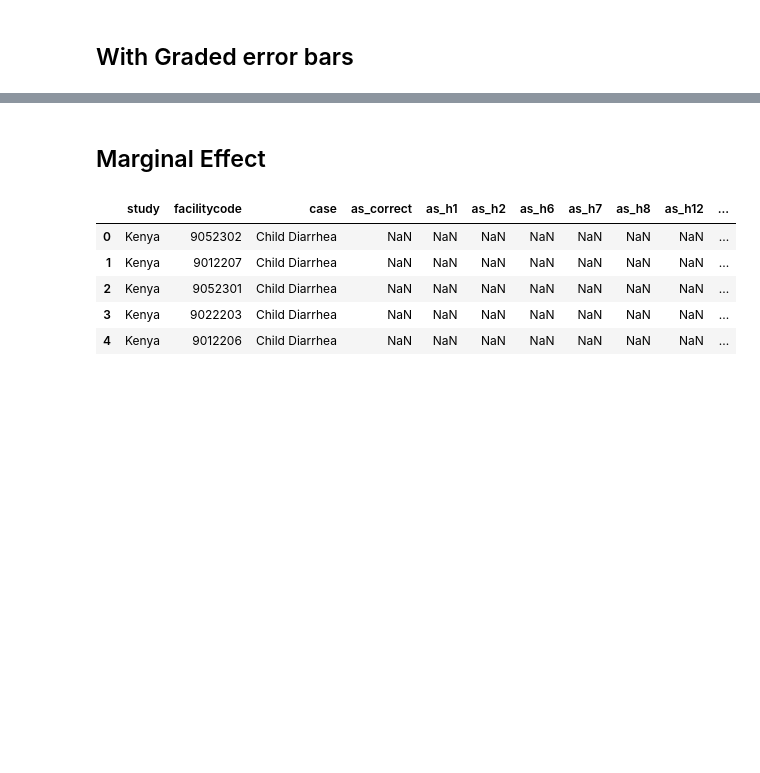
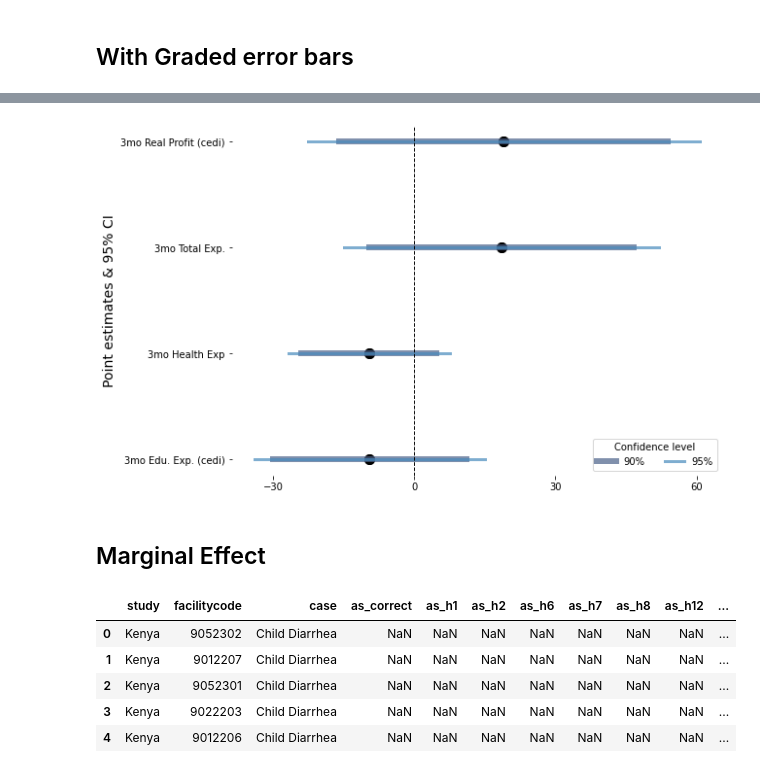
Before and after one commit to d2cml-ai/python_visual_library, a Jupyter notebook: python_notebooks/04_reg_coef.ipynb, the cells around one changed output, grey strips where cells are left out. Saved outputs shown, nothing was run; the diff lists cells and outputs as text; code cells hidden in the pictures; blank space fills up the shorter version.

```diff
--- a/python_notebooks/04_reg_coef.ipynb
+++ b/python_notebooks/04_reg_coef.ipynb
@@ -452,3 +257,30 @@ ax.legend(loc = (.8, .1), ncol = 4, title = "Confidence level")
+# %%
+fig = plt.figure(facecolor='white', figsize=(7, 5))
+ax = fig.add_axes([.1, 1, 1, 1])
+lws = [6, 3]
+colors = ["#4b6189", "#478abc"]
+for i in range(4):
+    ref_data = df3[df3.y_pos == i]
+    plt.scatter("point", "y_pos", data = ref_data, color = "black", label = "", s = 100)
+    plt.plot("ci90", 'y_pos', data = ref_data, color = colors[0], lw = lws[0], alpha = .7, label = "")
+    plt.plot("ci95", 'y_pos', data = ref_data, color = colors[1], lw = lws[1], alpha = .7, label = "")
+
+ref_data = df3[df3.y_pos == 4]
+ax.scatter("point", "y_pos", data = ref_data, color = "black", label = "", s = 100)
+ax.plot("ci90", 'y_pos', data = ref_data, color = colors[0], lw = lws[0], alpha = .7, label = "90%")
+ax.plot("ci95", 'y_pos', data = ref_data, color = colors[1], lw = lws[1], alpha = .7, label = "95%")
+
+omit = ['top', 'bottom', 'left', 'right']
+y_labels = ['3mo Edu. Exp. (cedi)', '3mo Health Exp', '3mo Total Exp.', '3mo Real Profit (cedi)']
+ax.legend(title = "Confidence level", ncol = 2)
+ax.axvline(0, color = "black", lw = 1, linestyle = "--")
+ax.set_yticks(range(1, 5))
+ax.set_xticks(np.arange(-30, 61, 30))
+ax.set_yticklabels(y_labels)
+ax.set_ylabel("Point estimates & 95% CI", size = 14)
+ax.spines[omit].set_visible(False)
+# %% [output]
+[figure, added]
 # %% [markdown]
 ## Marginal Effect
 # %%
```
Also changed, not shown: parts of 25 cells of this notebook, 1 other file.
